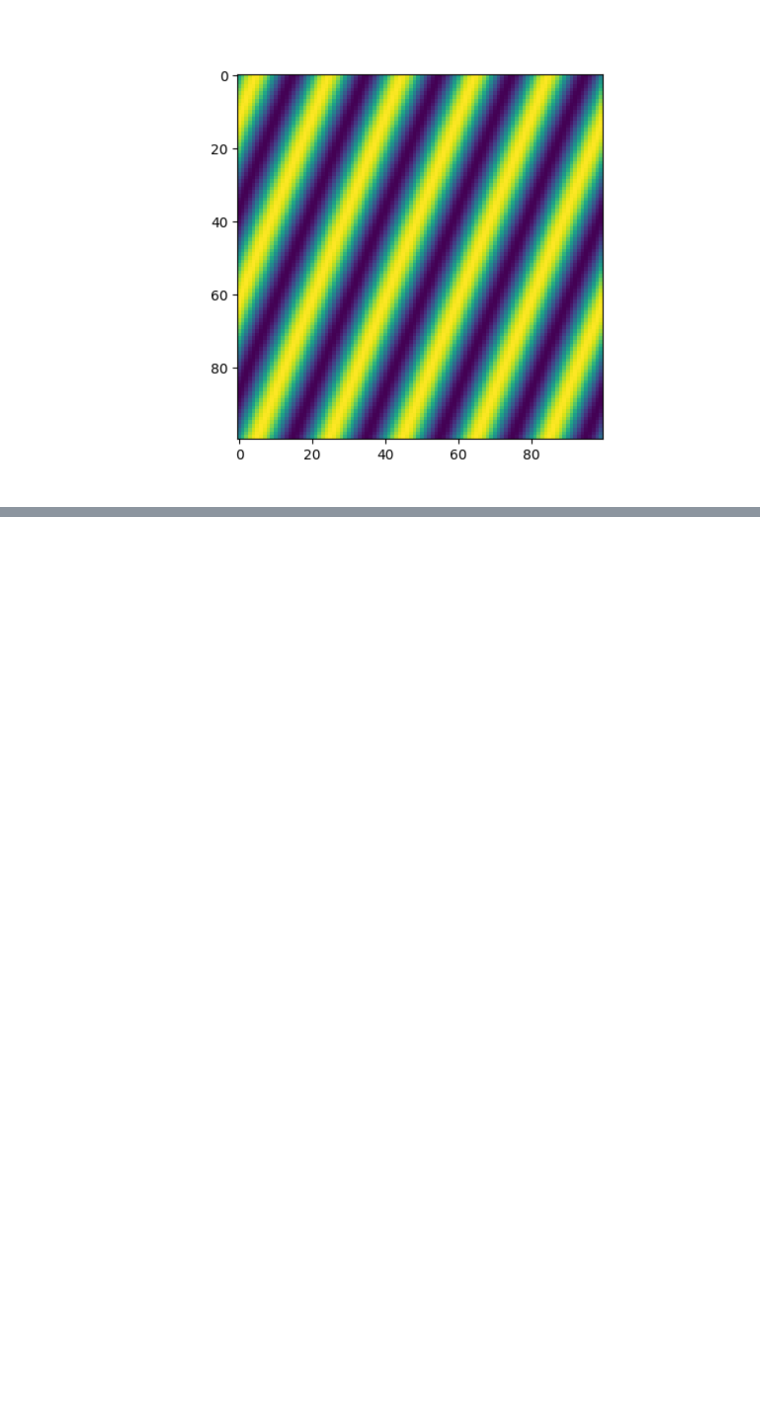
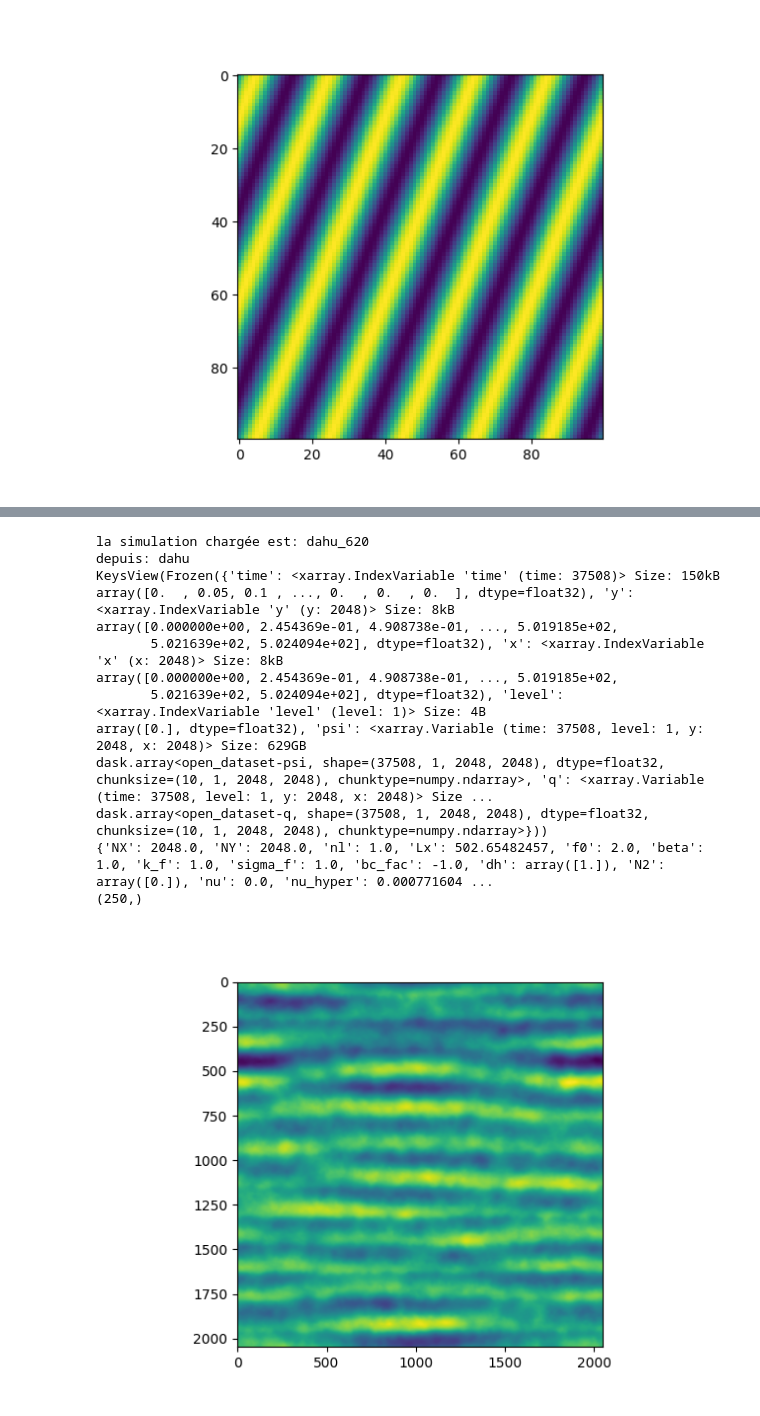
Before and after one commit to LennardMiller/Stage_M2, a Jupyter notebook: Rossby_diag.ipynb, the cells around one changed output, grey strips where cells are left out. Saved outputs shown, nothing was run; the diff lists cells and outputs as text; code cells hidden in the pictures; blank space fills up the shorter version.

```diff
--- a/Rossby_diag.ipynb
+++ b/Rossby_diag.ipynb
@@ -393,0 +658,77 @@ psi shape (140, 2048, 2048)
+# %%
+import dask.array as da
+import xarray as xr
+
+
+# Number of simulation
+n = 620
+
+# Choose between 'local' or 'dahu'
+where = 'dahu'
+
+# Reading the netcdf file
+if where == 'local':
+    if n < 10:
+        simu_name = 'outdir_000' + str(n)
+    elif n < 100 and n >= 10:
+        simu_name = 'outdir_00' + str(n)
+    Path = '/home/massoale/Simu_Test/qgw-main/src/' + simu_name + '/'
+elif where == 'dahu':
+    simu_name = 'dahu_' + str(n)
+    Path = '/home/massoale/Simu_Test/simu_dahu/simu_dahu' + str(n) + '/outdir_0001/'
+else:
+    print('Error: where not recognized')
+    sys.exit()
+
+print('la simulation chargée est: ' + simu_name)
+print("depuis: " + where)
+
+filenames = ['/vars.nc']
+
+# Open the dataset using xarray
+dataset = xr.open_dataset(Path + filenames[0], chunks={'time': 10})
+
+print(dataset.variables.keys())
+
+# Load variables in chunks
+t = dataset['time'].isel(time=slice(0, 250)).data
+x = dataset['x'].data
+y = dataset['y'].data
+psi = dataset['psi'].isel(time=slice(0, 250), level=0).data
+q = dataset['q'].isel(time=slice(0, 250), level=0)._to_dataset_split
+
+# Lecture des paramètres :
+param = io.read_params(Path)
+print(param)
+f0 = param['f0']
+beta = param['beta']
+hEkb = param['hEkb']
+dh = param['dh'][0]
+Lx = param['Lx']
+nx = int(param['NX'])
+ny = int(param['NY'])
+k_f = param['k_f']
+sigma_f = param['sigma_f']
+bc_fac = param['bc_fac']
+nu_hyper = param['nu_hyper']
+n_hyper = param['n_hyper']
+dt_out = param['dt_out']
+
+plt.figure()
+plt.imshow(psi[-2, :, :])
+print(np.shape(t))
+# %% [output]
+la simulation chargée est: dahu_620
+depuis: dahu
+KeysView(Frozen({'time': <xarray.IndexVariable 'time' (time: 37508)> Size: 150kB
+array([0.  , 0.05, 0.1 , ..., 0.  , 0.  , 0.  ], dtype=float32), 'y': <xarray.IndexVariable 'y' (y: 2048)> Size: 8kB
+array([0.000000e+00, 2.454369e-01, 4.908738e-01, ..., 5.019185e+02,
+       5.021639e+02, 5.024094e+02], dtype=float32), 'x': <xarray.IndexVariable 'x' (x: 2048)> Size: 8kB
+array([0.000000e+00, 2.454369e-01, 4.908738e-01, ..., 5.019185e+02,
+       5.021639e+02, 5.024094e+02], dtype=float32), 'level': <xarray.IndexVariable 'level' (level: 1)> Size: 4B
+array([0.], dtype=float32), 'psi': <xarray.Variable (time: 37508, level: 1, y: 2048, x: 2048)> Size: 629GB
+dask.array<open_dataset-psi, shape=(37508, 1, 2048, 2048), dtype=float32, chunksize=(10, 1, 2048, 2048), chunktype=numpy.ndarray>, 'q': <xarray.Variable (time: 37508, level: 1, y: 2048, x: 2048)> Size ...
+dask.array<open_dataset-q, shape=(37508, 1, 2048, 2048), dtype=float32, chunksize=(10, 1, 2048, 2048), chunktype=numpy.ndarray>}))
+{'NX': 2048.0, 'NY': 2048.0, 'nl': 1.0, 'Lx': 502.65482457, 'f0': 2.0, 'beta': 1.0, 'k_f': 1.0, 'sigma_f': 1.0, 'bc_fac': -1.0, 'dh': array([1.]), 'N2': array([0.]), 'nu': 0.0, 'nu_hyper': 0.000771604 ...
+(250,)
+[figure, added]
```
Also changed, not shown: parts of 49 cells of this notebook, 16 other files.
